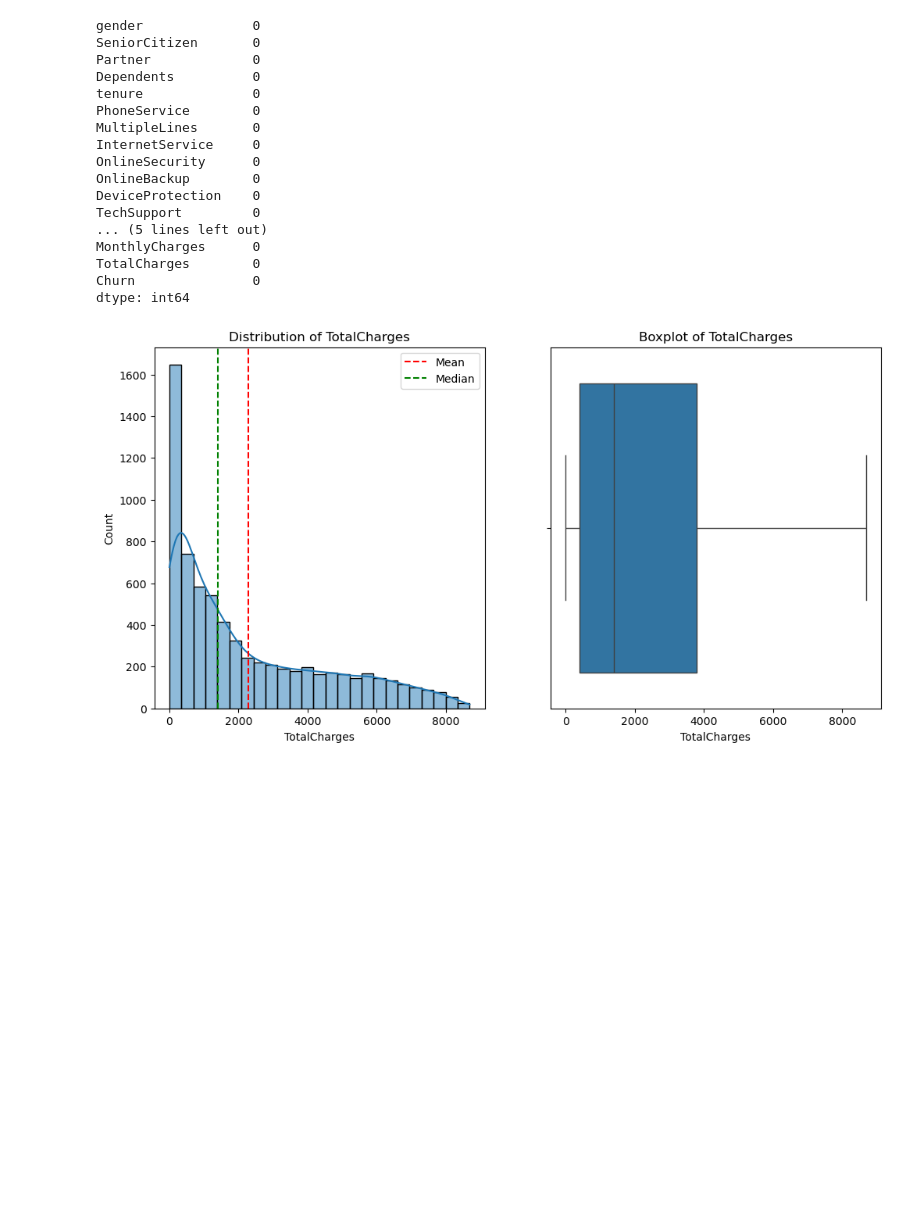
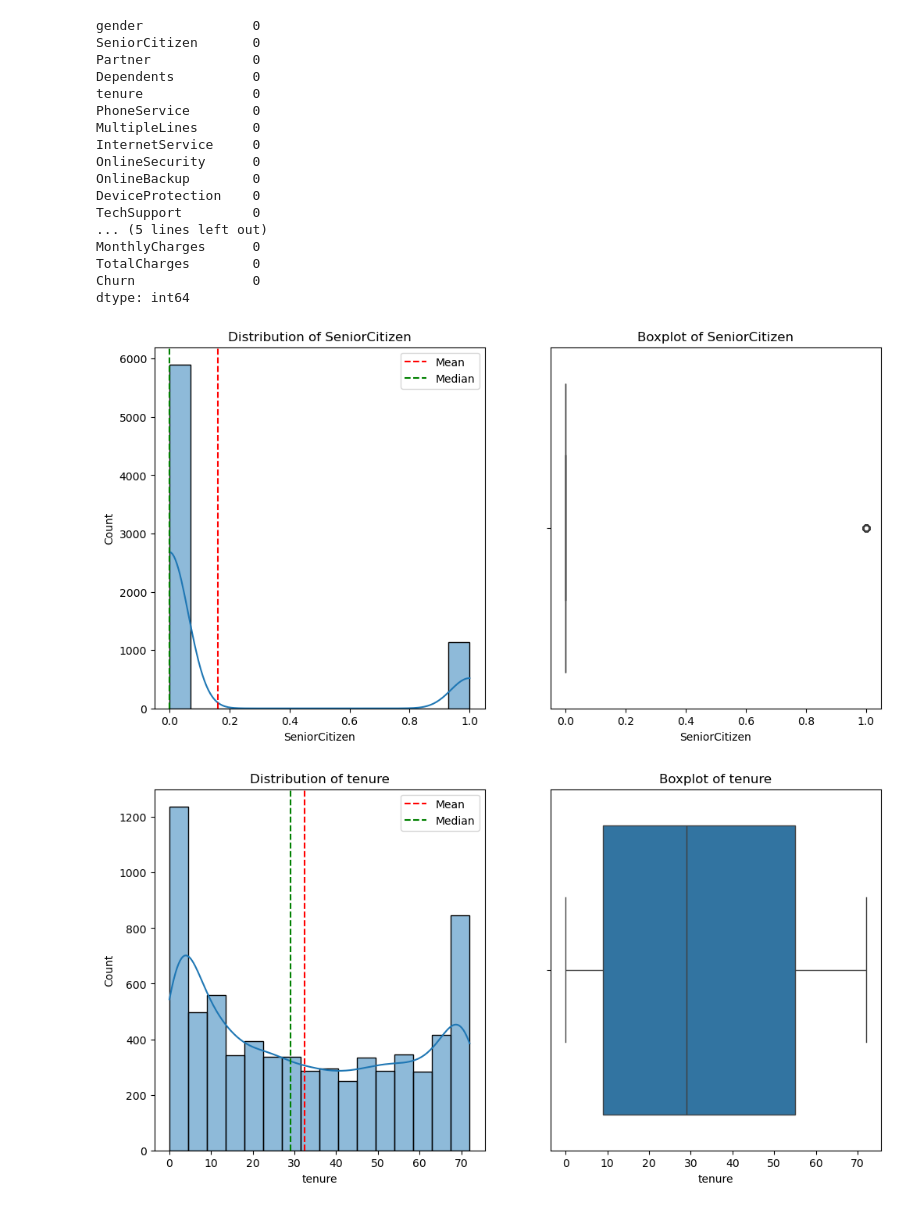
Before and after one commit to AksharKher-30/Customer-churn-prediction, a Jupyter notebook: customer_churn.ipynb, the cells around one changed output. Drawn from its saved outputs; the diff is of its cells as text; code cells hidden in the pictures; blank space fills up the shorter version.

```diff
--- a/customer_churn.ipynb
+++ b/customer_churn.ipynb
@@ -101,7 +101,10 @@ def plot_distribution(df, column):
     sns.boxplot(x=df[column])
     plt.title(f'Boxplot of {column}')
     plt.show()
-# %%
-plot_distribution(df, 'TotalCharges')
-# %% [output]
-[figure, removed]
+# %%
+columns = ['SeniorCitizen', 'tenure', 'MonthlyCharges', 'TotalCharges']
+for col in columns:
+    plot_distribution(df, col)
+# %% [output]
+[figure, added]
+[figure, added]
```
Also changed, not shown: parts of 28 cells of this notebook, 5 other files.
